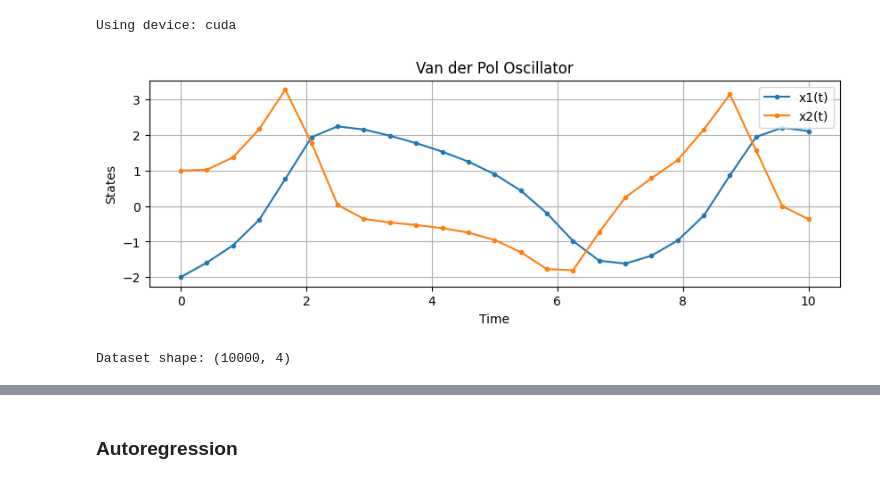
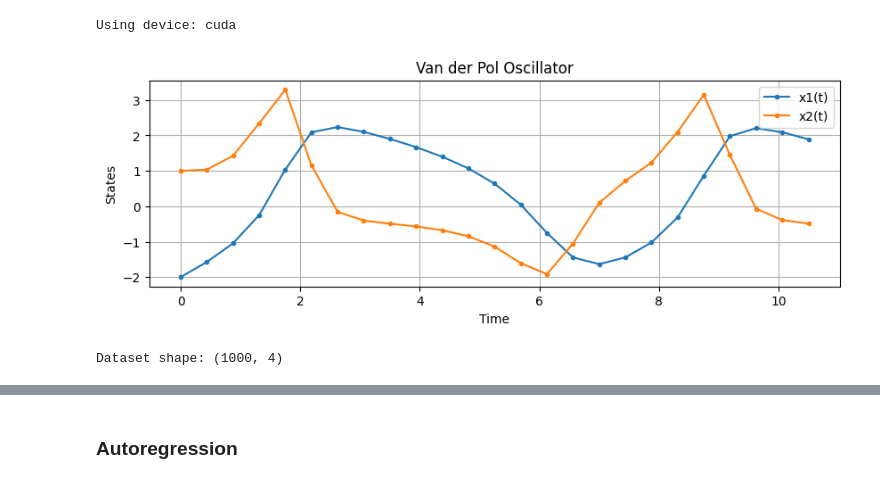
Before and after one commit to costasmexis/dynamic-modeling, a Jupyter notebook: control/Notebook_VPO.ipynb, the cells around one changed output, grey strips where cells are left out. Cells and saved outputs as stored; diff of their text form; code cells hidden in the pictures.

```diff
--- a/control/Notebook_VPO.ipynb
+++ b/control/Notebook_VPO.ipynb
@@ -6,63 +6,83 @@ import torch.nn as nn
 from scipy.integrate import odeint
 import matplotlib.pyplot as plt
 import copy
+from pyDOE2 import lhs
 
 T_START = 0
-T_END = 1
+T_S = 0.5
+T_END = 10.5
 
-NUM_EPOCHS = 30000
+NUM_EPOCHS = 3000
 LEARNING_RATE = 1e-4
-NUM_POINTS = 10000
+NUM_POINTS = 1000
 NUM_COLLOCATION = 100000
 PATIENCE = 1000
 THRESHOLD = 1e-3
 EARLY_STOPPING_EPOCH = 1
 
-DEVICE = torch.device('cuda' if torch.cuda.is_available() else 'cpu')
-print('Using device:', DEVICE)
+DEVICE = torch.device("cuda" if torch.cuda.is_available() else "cpu")
+print("Using device:", DEVICE)
 # %% [output]
 Using device: cuda
 # %%
 def u(t):
     return 0.45
+
 
 # Define the Van der Pol oscillator ODEs
 def vdp_odes(x, t, mu):
     x1, x2 = x
     dx1dt = x2
     dx2dt = mu * (1 - x1**2) * x2 - x1 + u(t)
     return [dx1dt, dx2dt]
 
+
 # Set the initial conditions
 y0 = [-2, 1]
 mu = 1
-t = np.linspace(T_START, 10 * T_END, 25)
+t = np.linspace(T_START, T_END, 25)
 
 # Solve the ODEs
 sol = odeint(vdp_odes, y0, t, args=(mu,))
 
 # Plotting the results
 plt.figure(figsize=(10, 3))
-plt.plot(t, sol[:, 0], marker='o', markersize=3, label='x1(t)')
-plt.plot(t, sol[:, 1], marker='o', markersize=3, label='x2(t)')
-plt.title('Van der Pol Oscillator')
-plt.xlabel('Time')
-plt.ylabel('States')
+plt.plot(t, sol[:, 0], marker="o", markersize=3, label="x1(t)")
+plt.plot(t, sol[:, 1], marker="o", markersize=3, label="x2(t)")
+plt.title("Van der Pol Oscillator")
+plt.xlabel("Time")
+plt.ylabel("States")
 plt.legend()
 plt.grid(True)
 plt.show()
 # %% [output]
-[figure, old version]
+[figure, new version]
-# %%
-# Generate a dataset
-df = pd.DataFrame(columns=['t', 'x1', 'x2', 'u'])
-df['x1'] = np.random.uniform(-3, 3, NUM_POINTS)
-df['x2'] = np.random.uniform(-3, 3, NUM_POINTS)
-df['t'] = 0.0
-df['u'] = 0.45
-
-print(f'Dataset shape: {df.shape}')
-# %% [output]
-Dataset shape: (10000, 4)
+# %%
+# Generate a dataset
+def generate_uniform(num_points: int) -> pd.DataFrame:
+    df = pd.DataFrame(columns=["t", "x1", "x2", "u"])
+    df["x1"] = np.random.uniform(-3, 3, num_points)
+    df["x2"] = np.random.uniform(-3, 3, num_points)
+    df["u"] = np.random.uniform(-1, 1, num_points)
+    df["t"] = 0.0
+    return df
+
+def generate_lhs(x1_range: list, x2_range: list, u_range: list, t_range: list, num_points: int) -> pd.DataFrame:
+    # Use LHS to generate samples in the unit interval [0, 1]
+    lhs_samples = lhs(4, samples=NUM_POINTS)  # 3 dimensions: x1, x2, u
+    # Scale the samples to the desired ranges
+    x1_samples = x1_range[0] + (x1_range[1] - x1_range[0]) * lhs_samples[:, 0]
+    x2_samples = x2_range[0] + (x2_range[1] - x2_range[0]) * lhs_samples[:, 1]
+    u_samples = u_range[0] + (u_range[1] - u_range[0]) * lhs_samples[:, 2]
+    t_samples = t_range[0] + (t_range[1] - t_range[0]) * lhs_samples[:, 3]
+    # Combine the results
+    df = pd.DataFrame({"t": t_samples, "x1": x1_samples, "x2": x2_samples, "u": u_samples})
+    return df
+
+# df = generate_uniform(NUM_POINTS)
+df = generate_lhs(x1_range=[-3,3], x2_range=[-3,3], u_range=[-1,1], t_range=[0,0], num_points=NUM_POINTS)
+print(f"Dataset shape: {df.shape}")
+# %% [output]
+Dataset shape: (1000, 4)
 # %%
 def np_to_ts(x):
```
Also changed, not shown: parts of 6 cells of this notebook.
